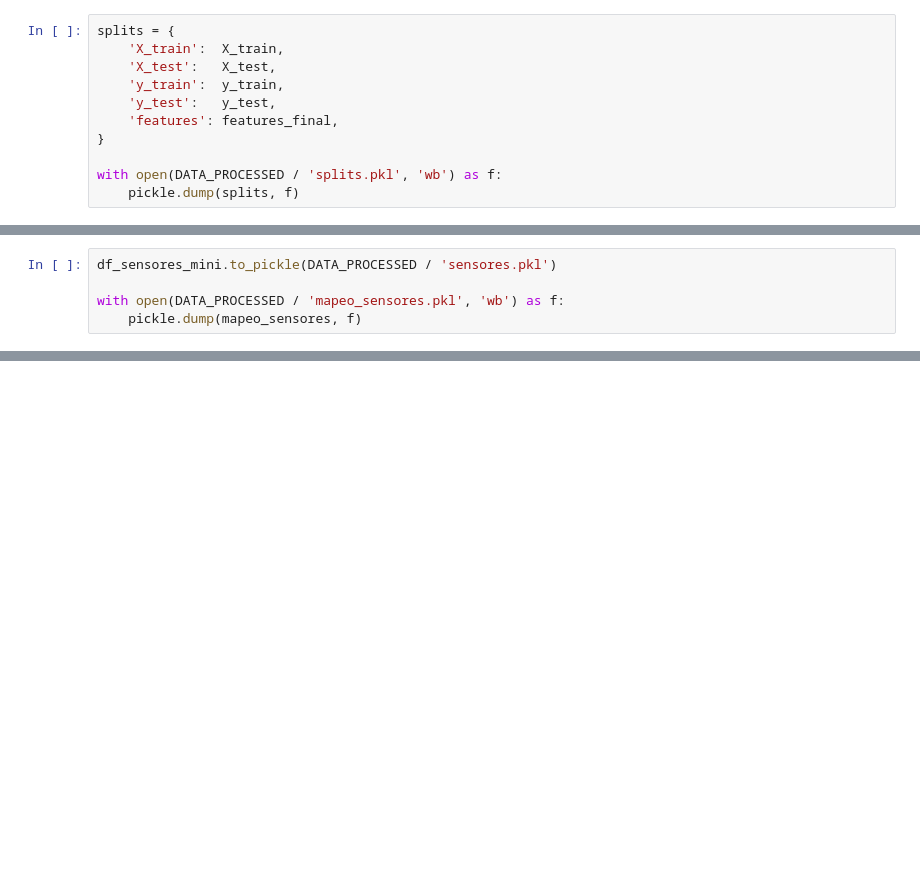
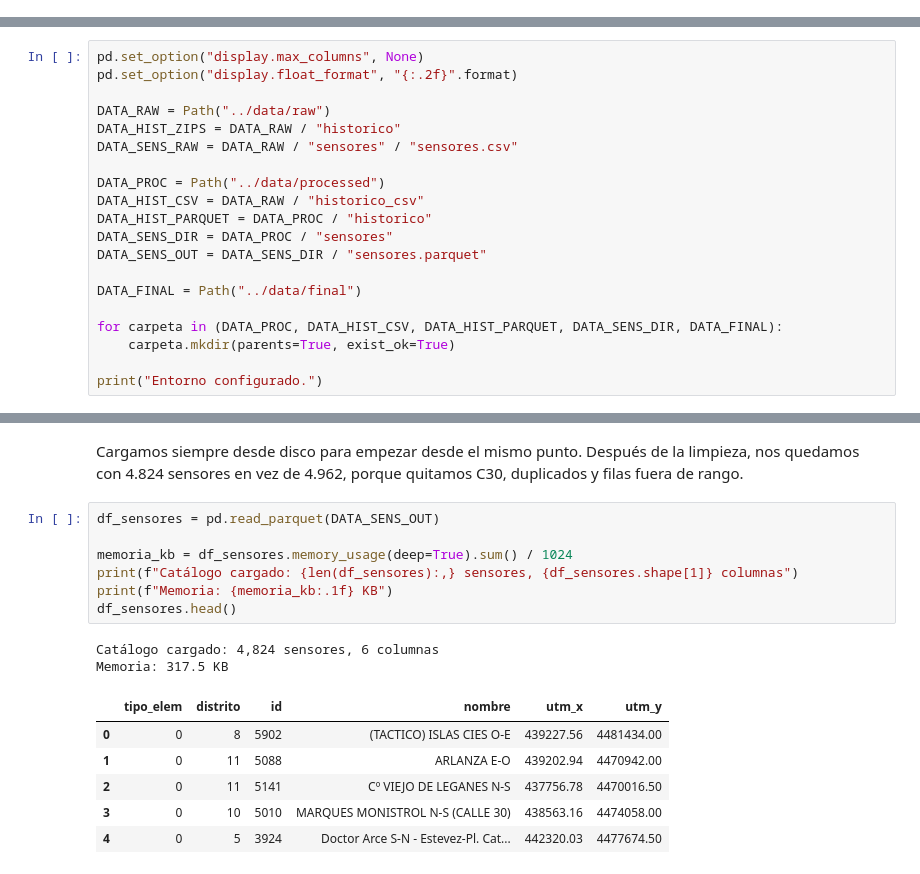
Before and after one commit to Gabiz053/analisis-datos-proyecto-final, a Jupyter notebook: notebooks/02_Preparacion_GGG.ipynb, the cells around one changed output, grey strips where cells are left out. Saved outputs shown, nothing was run; the diff lists cells and outputs as text; blank space fills up the shorter version.

```diff
--- a/notebooks/02_Preparacion_GGG.ipynb
+++ b/notebooks/02_Preparacion_GGG.ipynb
@@ -376,11 +0,0 @@ El notebook termina dejando en `data/processed/` todo lo que necesitarán los no
-# %%
-splits = {
-    'X_train':  X_train,
-    'X_test':   X_test,
-    'y_train':  y_train,
-    'y_test':   y_test,
-    'features': features_final,
-}
-
-with open(DATA_PROCESSED / 'splits.pkl', 'wb') as f:
-    pickle.dump(splits, f)
@@ -389,5 +0,0 @@ El DataFrame con la metadata de sensores y el mapeo inverso de ids se guardan ap
-# %%
-df_sensores_mini.to_pickle(DATA_PROCESSED / 'sensores.pkl')
-
-with open(DATA_PROCESSED / 'mapeo_sensores.pkl', 'wb') as f:
-    pickle.dump(mapeo_sensores, f)
@@ -407,0 +55,20 @@ El notebook 03 recoge `splits.pkl` y entrena los modelos.
+# %%
+pd.set_option("display.max_columns", None)
+pd.set_option("display.float_format", "{:.2f}".format)
+
+DATA_RAW = Path("../data/raw")
+DATA_HIST_ZIPS = DATA_RAW / "historico"
+DATA_SENS_RAW = DATA_RAW / "sensores" / "sensores.csv"
+
+DATA_PROC = Path("../data/processed")
+DATA_HIST_CSV = DATA_RAW / "historico_csv"
+DATA_HIST_PARQUET = DATA_PROC / "historico"
+DATA_SENS_DIR = DATA_PROC / "sensores"
+DATA_SENS_OUT = DATA_SENS_DIR / "sensores.parquet"
+
+DATA_FINAL = Path("../data/final")
+
+for carpeta in (DATA_PROC, DATA_HIST_CSV, DATA_HIST_PARQUET, DATA_SENS_DIR, DATA_FINAL):
+    carpeta.mkdir(parents=True, exist_ok=True)
+
+print("Entorno configurado.")
@@ -407,0 +165,18 @@ El notebook 03 recoge `splits.pkl` y entrena los modelos.
+# %% [markdown]
+Cargamos siempre desde disco para empezar desde el mismo punto. Después de la limpieza, nos quedamos con 4.824 sensores en vez de 4.962, porque quitamos C30, duplicados y filas fuera de rango.
+# %%
+df_sensores = pd.read_parquet(DATA_SENS_OUT)
+
+memoria_kb = df_sensores.memory_usage(deep=True).sum() / 1024
+print(f"Catálogo cargado: {len(df_sensores):,} sensores, {df_sensores.shape[1]} columnas")
+print(f"Memoria: {memoria_kb:.1f} KB")
+df_sensores.head()
+# %% [output]
+Catálogo cargado: 4,824 sensores, 6 columnas
+Memoria: 317.5 KB
+|  | tipo_elem | distrito | id | nombre | utm_x | utm_y |
+| 0 | 0 | 8 | 5902 | (TACTICO) ISLAS CIES O-E | 439227.56 | 4481434.00 |
+| 1 | 0 | 11 | 5088 | ARLANZA E-O | 439202.94 | 4470942.00 |
+| 2 | 0 | 11 | 5141 | Cº VIEJO DE LEGANES N-S | 437756.78 | 4470016.50 |
+| 3 | 0 | 10 | 5010 | MARQUES MONISTROL N-S (CALLE 30) | 438563.16 | 4474058.00 |
+| 4 | 0 | 5 | 3924 | Doctor Arce S-N - Estevez-Pl. Cat... | 442320.03 | 4477674.50 |
```
Also changed, not shown: parts of 105 cells of this notebook, 3 other files.
